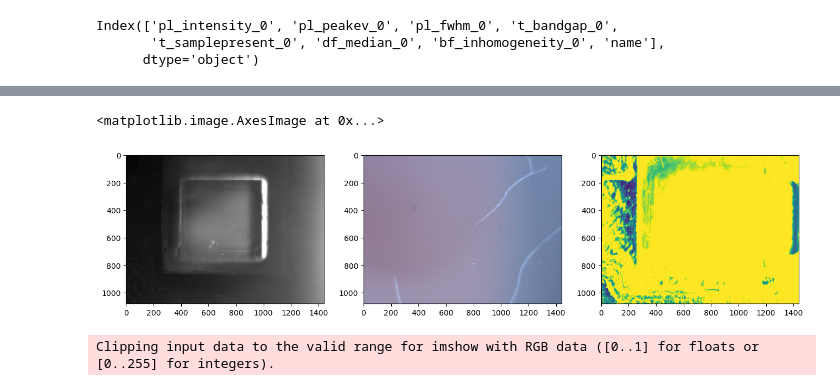
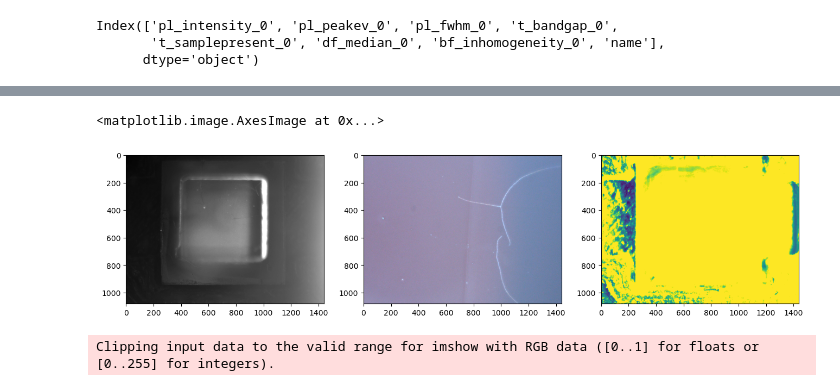
Before and after one commit to fenning-research-group/PASCAL_TrainView, a Jupyter notebook: analysis.ipynb, the cells around one changed output, grey strips where cells are left out. Cells and saved outputs as stored; diff of their text form; code cells hidden in the pictures.

```diff
--- a/analysis.ipynb
+++ b/analysis.ipynb
@@ -128,15 +128,15 @@ plimg_0 shape: (1080, 1440, 3)
 # %%
 # plot images
 
 fig, ax = plt.subplots(1,3, figsize=(16,10))
-i=12
+i=26
 
 ax[0].imshow(rawdf['df_0'][i][:,:,0], cmap='gray')
 ax[1].imshow(rawdf['bf_0'][i])
 ax[2].imshow(rawdf['plimg_0'][i][:,:,0]) # use red channel for PL measurements, since that's what bandgap energy is
 # %% [output]
 <matplotlib.image.AxesImage at 0x...>
-[figure, old version]
+[figure, new version]
 # %%
 # display the "average" image for batch
 # this shouldn't be too interesting if the batch is overall good
```
Also changed, not shown: parts of 5 cells of this notebook.
